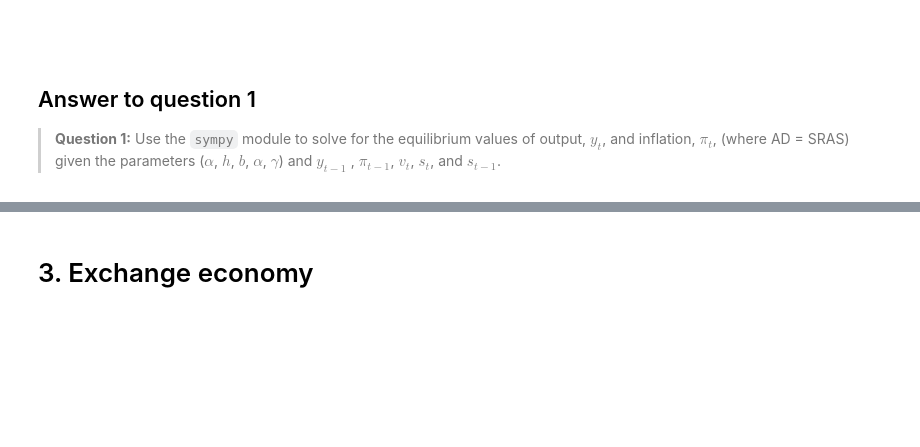
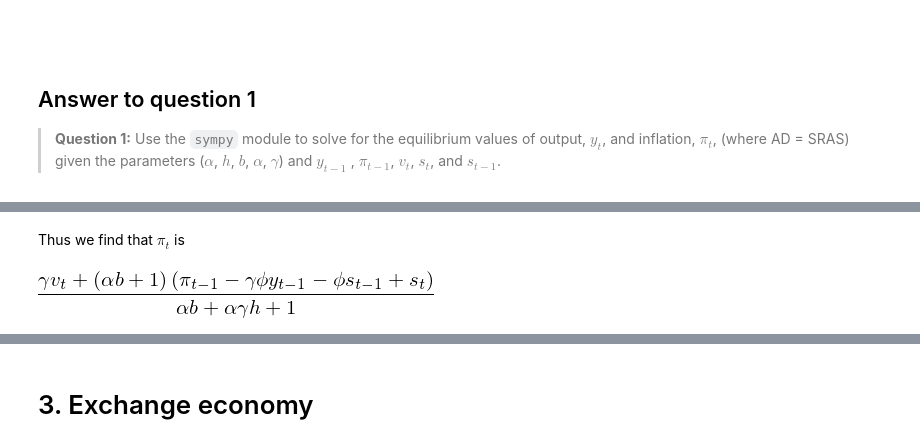
Before and after one commit to NumEconCopenhagen/projects-2019-remove-argv-0, a Jupyter notebook: examproject/exam_2019_kristian.ipynb, the cells around one changed output, grey strips where cells are left out. Saved outputs shown, nothing was run; the diff lists cells and outputs as text; code cells hidden in the pictures; blank space fills up the shorter version.

```diff
--- a/examproject/exam_2019_kristian.ipynb
+++ b/examproject/exam_2019_kristian.ipynb
@@ -391,0 +432,6 @@ par['sigma_c'] = 0.2
+# %% [markdown]
+Thus we find that $\pi_t$ is
+# %%
+SRAS_AD_solution[pi_t]
+# %% [output]
+[figure, added]
```
Also changed, not shown: parts of 11 cells of this notebook.
